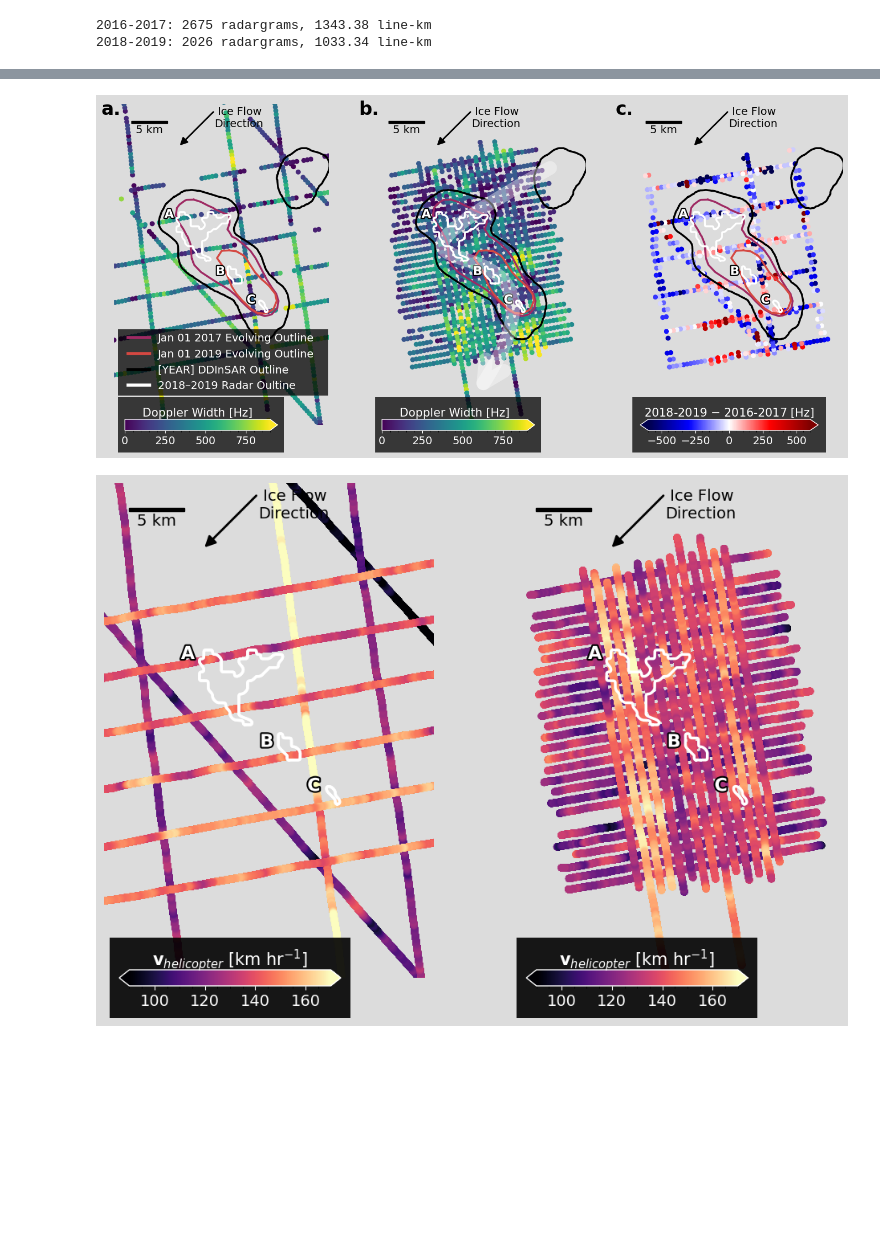
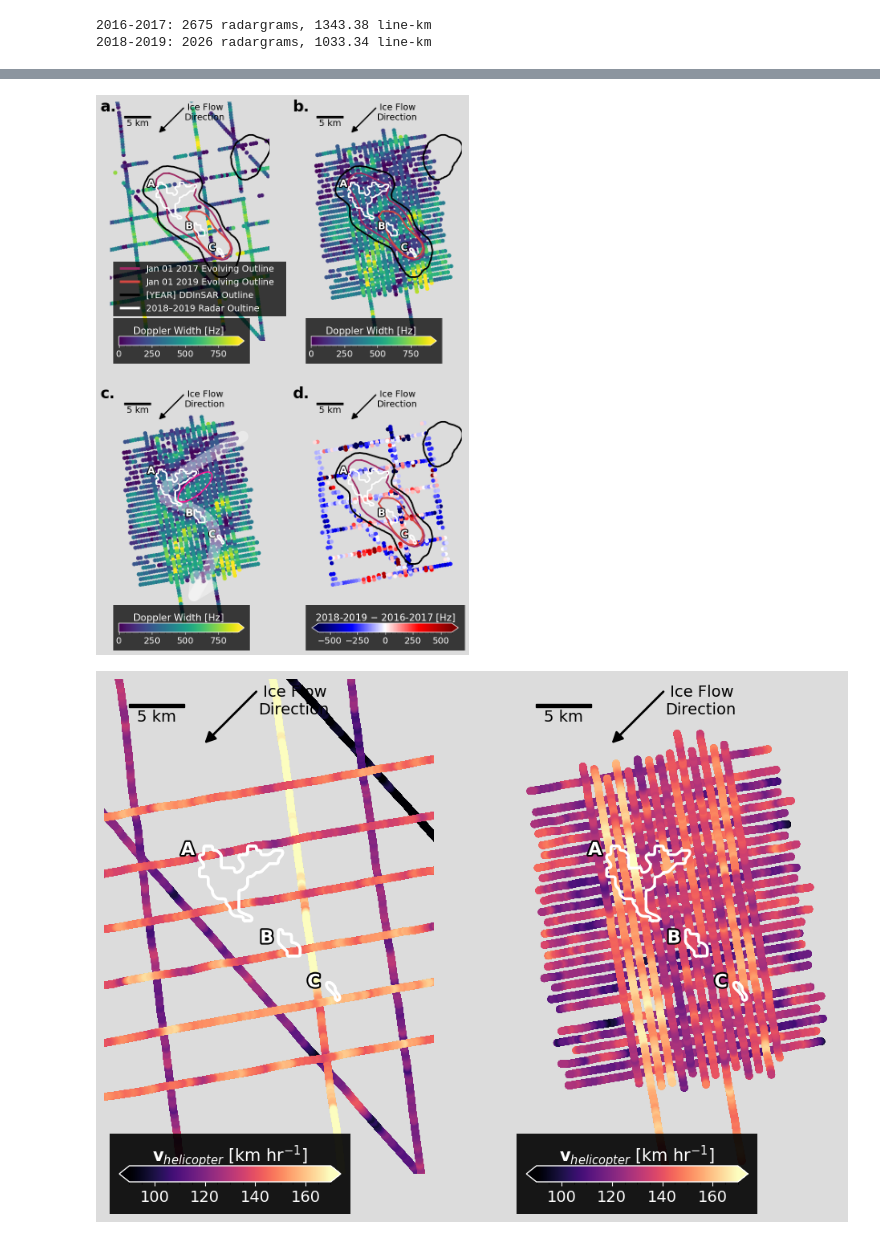
Before and after one commit to zsk4/DavidSpecularity, a Jupyter notebook: Figure4,S3,S4/Figure4,S3,S4.ipynb, the cells around one changed output, grey strips where cells are left out. Saved outputs shown, nothing was run; the diff lists cells and outputs as text; code cells hidden in the pictures; blank space fills up the shorter version.

```diff
--- a/Figure4,S3,S4/Figure4,S3,S4.ipynb
+++ b/Figure4,S3,S4/Figure4,S3,S4.ipynb
@@ -588,8 +589,8 @@ Data variables:
     reference:       http://doi.org/10.26153/tsw/11620
 # %%
 ps71_projection = ccrs.Stereographic(central_latitude=-90, central_longitude=0, true_scale_latitude=-71)
-fig, axs = plt.subplots(1,3, figsize=(17,8), subplot_kw={'projection': ps71_projection})
-(ax1, ax2, ax3) = axs.flatten()
+fig, axs = plt.subplots(2,2, figsize=(10,15), subplot_kw={'projection': ps71_projection})
+(ax1, ax2, ax3, ax4) = axs.flatten()
 
 # Convert datetimes → numeric (float seconds)
 t_num = np.array(times.astype("int64"))  # nanoseconds since epoch
@@ -604,7 +605,7 @@ sm = cm.ScalarMappable(norm=norm, cmap=cmap)
 common_panel_elements(ax1, plotting_dict, offset_video_radargrams_1617)
 colors_plotted = plot_outlines(ax1, evolving_outlines, DDInSAR_outlines, idx_1617, idx_1819)
 
-k_cbar_anchor = (0,0.08) # Bottom right of ax1
+k_cbar_anchor = (0,0.09) # Bottom right of ax1
 cbbox = inset_axes(ax1, width=3.8,height=1.2,
                 bbox_to_anchor=k_cbar_anchor,
                 bbox_transform=ax1.transAxes, loc="lower left")
@@ -649,6 +650,18 @@ for text in legend.get_texts():
 common_panel_elements(ax2, plotting_dict_1819, offset_video_radargrams_1819)
 plot_outlines(ax2, evolving_outlines, DDInSAR_outlines, idx_1617, idx_1819)
 
+## AX3 ##
+common_panel_elements(ax3, plotting_dict_1819, offset_video_radargrams_1819)
+# Label radar lakes A, B, C
+ax3.annotate('A', xy=(657000, -1446000), color='white', fontsize=16, fontweight='bold',transform=ps71_projection,zorder=10,path_effects=[pe.withStroke(linewidth=3, foreground='black')])
+ax3.annotate('B', xy=(664200, -1454000), color='white', fontsize=16, fontweight='bold',transform=ps71_projection, zorder=10,path_effects=[pe.withStroke(linewidth=3, foreground='black')])
+ax3.annotate('C', xy=(668500, -1458000), color='white', fontsize=16, fontweight='bold',transform=ps71_projection,zorder=10,path_effects=[pe.withStroke(linewidth=3, foreground='black')])
+
+# Plot radar outlines
+color_radar = 'white'
+for x, y in zip(xs_lake, ys_lake):
+    ax3.plot(x, y, color=color_radar, linewidth=2.5, zorder=5)
+
 # Arrow path
 bbox = [650000,-1475000,680000,-1430000]
 verts = [
@@ -673,22 +686,37 @@ arrow = FancyArrowPatch(
     alpha=0.4
 )
 
-ax2.add_patch(arrow)
+ax3.add_patch(arrow)
 
-## AX3 ##
+# Ellipse
+ellipse = Ellipse(
+    xy=(666000, -1448500),      # center (x, y)
+    width=8000,          # major axis
+    height=3000,        # minor axis
+    angle=40,           # rotation in degrees (counter-clockwise)
+    facecolor='none',
+    edgecolor='deeppink',
+    linewidth=2,
+    zorder=10
+)
+
+ax3.add_patch(ellipse)
+
+
+## AX4 ##
 # Remove borders
-ax3.patch.set_facecolor("none")
-for spine in ax3.spines.values():
+ax4.patch.set_facecolor("none")
+for spine in ax4.spines.values():
     spine.set_visible(False)
-ax3.set_xticks([])
-ax3.set_yticks([])
+ax4.set_xticks([])
+ax4.set_yticks([])
 
 
 # Add colorbar
 k_cbar_anchor = (0,0)
-cbbox = inset_axes(ax3, width=3.5,height=1,
+cbbox = inset_axes(ax4, width=3.5,height=1,
                 bbox_to_anchor=k_cbar_anchor,
-                bbox_transform=ax3.transAxes, loc="center left")
+                bbox_transform=ax4.transAxes, loc="center left")
 [cbbox.spines[k].set_visible(False) for k in cbbox.spines]
 cbbox.tick_params(
     axis = 'both',
@@ -703,7 +731,7 @@ cbbox.tick_params(
 )
 cbbox.set_facecolor([0,0,0,0.75])
 
-cb = ax3.scatter(matched_coords[:,0], matched_coords[:,1], c=ridge_diff_velocity_scaled, cmap='seismic', s=30, zorder=4,vmin=-600,vmax=600)
+cb = ax4.scatter(matched_coords[:,0], matched_coords[:,1], c=ridge_diff_velocity_scaled, cmap='seismic', s=30, zorder=4,vmin=-600,vmax=600)
 cbaxes = inset_axes(cbbox, '92%', '20%', loc = 'center')
 cbar=fig.colorbar(cb,cax=cbaxes, orientation='horizontal',extend='both') #make colorbar
 cbar.outline.set_edgecolor('white')
@@ -714,43 +742,44 @@ cbar.ax.xaxis.set_label_position('top')
 
 cbar.ax.minorticks_on()
 
-scalebar = AnchoredSizeBar(ax3.transData, 5000, '5 km', 'upper left', pad=1.5, color='black', frameon=False, size_vertical=300, fontproperties={'size': 14})
-ax3.add_artist(scalebar)
+scalebar = AnchoredSizeBar(ax4.transData, 5000, '5 km', 'upper left', pad=1.5, color='black', frameon=False, size_vertical=300, fontproperties={'size': 14})
+ax4.add_artist(scalebar)
 
 # Glacial flow arrow
-ax3.annotate(
+ax4.annotate(
 '',
 xy=(659000, -1436000),      # Tip
 xytext=(664000, -1431000),  # Tail
 arrowprops=dict(
     arrowstyle='-|>',
     color='black',
     lw=2,
     mutation_scale=20 ,
 ),
 transform=ps71_projection,
 zorder=10
 )
-ax3.text(664000, -1432000, ' Ice Flow\nDirection',
+ax4.text(664000, -1432000, ' Ice Flow\nDirection',
     fontsize=14, color='black', ha='left', va='center',zorder=10)
 
 bbox = [650000,-1475000,680000,-1430000] #David_SGL2_full extent
-ax3.set_xlim(bbox[0],bbox[2])
-ax3.set_ylim(bbox[1],bbox[3])
+ax4.set_xlim(bbox[0],bbox[2])
+ax4.set_ylim(bbox[1],bbox[3])
 
-plot_outlines(ax3, evolving_outlines, DDInSAR_outlines, idx_1617, idx_1819)
+plot_outlines(ax4, evolving_outlines, DDInSAR_outlines, idx_1617, idx_1819)
 
 # Set background gainsboro
 fig.patch.set_facecolor('gainsboro')
 
 ax1.text(-0.06, 1.01, 'a.', transform=ax1.transAxes, fontsize=24, fontweight='bold', va='top', ha='left', color='black')
 ax2.text(-0.06, 1.01, 'b.', transform=ax2.transAxes, fontsize=24, fontweight='bold', va='top', ha='left', color='black')
 ax3.text(-0.06, 1.01, 'c.', transform=ax3.transAxes, fontsize=24, fontweight='bold', va='top', ha='left', color='black')
+ax3.text(-0.06, 1.01, 'd.', transform=ax4.transAxes, fontsize=24, fontweight='bold', va='top', ha='left', color='black')
 
 
 fig.savefig(os.path.join(outdir, 'Figure4.png'), dpi=300, bbox_inches='tight')
 # %% [output]
-[figure, old version]
+[figure, new version]
 # %%
 ## Figure S3 ##
 # Velocity plots
```
Also changed, not shown: parts of 2 cells of this notebook, 8 other files.
